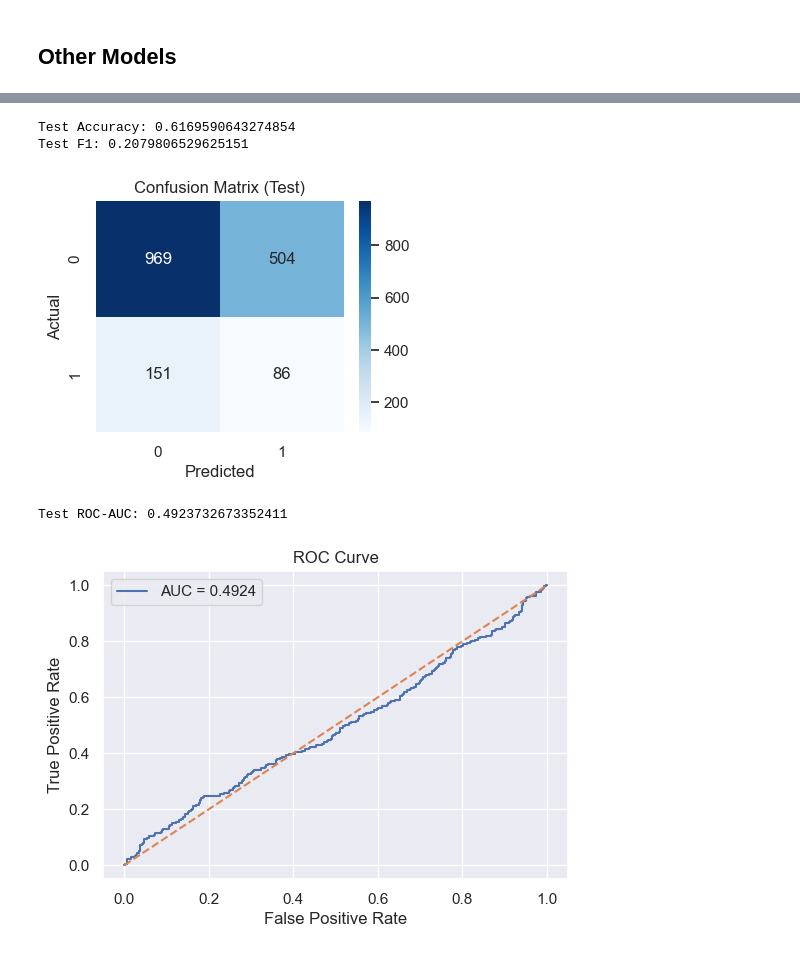
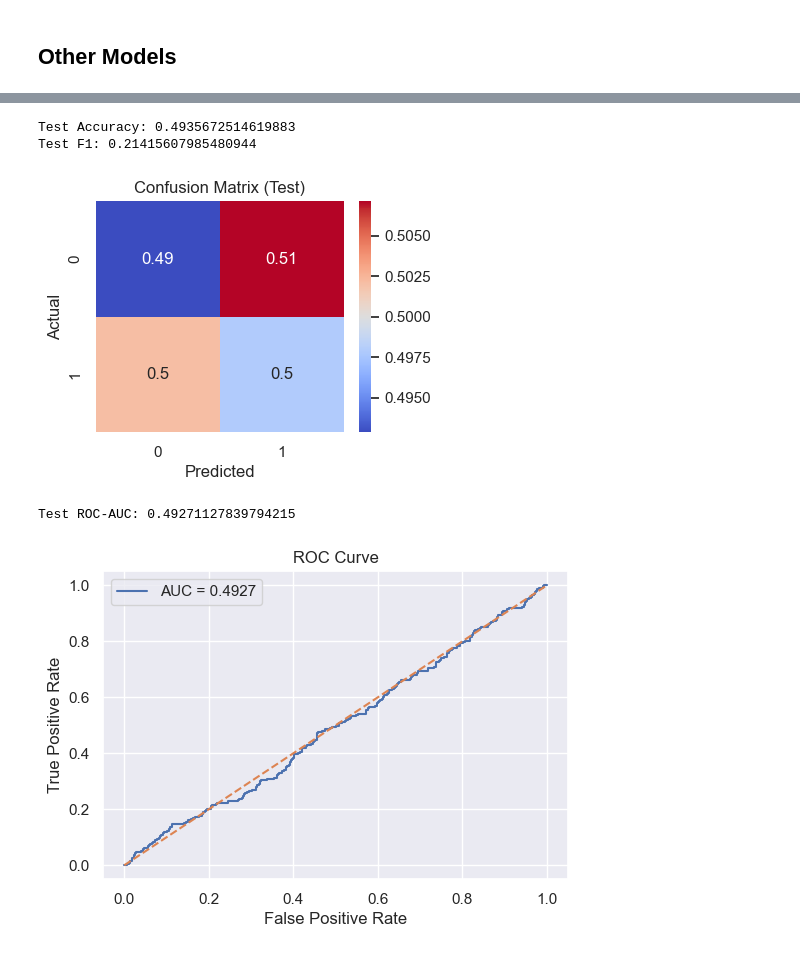
Before and after one commit to SKNETWORKS-FAMILY-AICAMP/SKN27-2nd-2TEAM, a Jupyter notebook: models/model_mjk.ipynb, the cells around one changed output, grey strips where cells are left out. Saved outputs shown, nothing was run; the diff lists cells and outputs as text; code cells hidden in the pictures.

```diff
--- a/models/model_mjk.ipynb
+++ b/models/model_mjk.ipynb
@@ -868,7 +868,7 @@ Test ROC-AUC: 0.4963262780685246
 # %%
 from imblearn.under_sampling import RandomUnderSampler
 
-rus = RandomUnderSampler(sampling_strategy=0.8, random_state=42)
+rus = RandomUnderSampler(sampling_strategy='auto', random_state=42)
 # %%
 X_resampled, y_resampled = rus.fit_resample(X_train, y_train)
 sns.countplot(pd.concat([X_resampled, y_resampled]), x='churned')
@@ -924,10 +924,12 @@ from xgboost import XGBClassifier
 from lightgbm import LGBMClassifier
 from sklearn.ensemble import RandomForestClassifier
 
-xgb = XGBClassifier()
-lgbm = LGBMClassifier()
-rf = RandomForestClassifier()
+dt = DecisionTreeClassifier(random_state=42)
+xgb = XGBClassifier(random_state=42)
+lgbm = LGBMClassifier(random_state=42)
+rf = RandomForestClassifier(random_state=42)
 
+dt.fit(X_resampled, y_resampled)
 xgb.fit(X_resampled, y_resampled)
 lgbm.fit(X_resampled, y_resampled)
 rf.fit(X_resampled, y_resampled)
@@ -980,39 +1017,39 @@ Test ROC-AUC: 0.4844027946067184
 # %%
 y_pred_test = lgbm.predict(X_test)
 
 print("Test Accuracy:", accuracy_score(y_test, y_pred_test))
 print("Test F1:", f1_score(y_test, y_pred_test))
 
-cm = confusion_matrix(y_test, y_pred_test)
+cm = confusion_matrix(y_test, y_pred_test, normalize='true')
 
 plt.figure(figsize=(4, 3))
-sns.heatmap(cm, annot=True, fmt='d', cmap='Blues')
+sns.heatmap(cm, annot=True, cmap='coolwarm')
 plt.xlabel("Predicted")
 plt.ylabel("Actual")
 plt.title("Confusion Matrix (Test)")
 plt.show()
 
 y_test_proba = lgbm.predict_proba(X_test)[:, 1]
 test_auc = roc_auc_score(y_test, y_test_proba)
 
 print("Test ROC-AUC:", test_auc)
 
 fpr, tpr, thresholds = roc_curve(y_test, y_test_proba)
 
 plt.figure(figsize=(6, 4))
 plt.plot(fpr, tpr, label=f"AUC = {test_auc:.4f}")
 plt.plot([0, 1], [0, 1], linestyle='--')
 plt.xlabel("False Positive Rate")
 plt.ylabel("True Positive Rate")
 plt.title("ROC Curve")
 plt.legend()
 plt.show()
 # %% [output]
-Test Accuracy: 0.6169590643274854
-Test F1: 0.2079806529625151
+Test Accuracy: 0.4935672514619883
+Test F1: 0.21415607985480944
-[figure, old version]
+[figure, new version]
-Test ROC-AUC: 0.4923732673352411
+Test ROC-AUC: 0.49271127839794215
-[figure, old version]
+[figure, new version]
 # %%
 y_pred_test = rf.predict(X_test)
 
```
Also changed, not shown: parts of 15 cells of this notebook, 43 other files.
